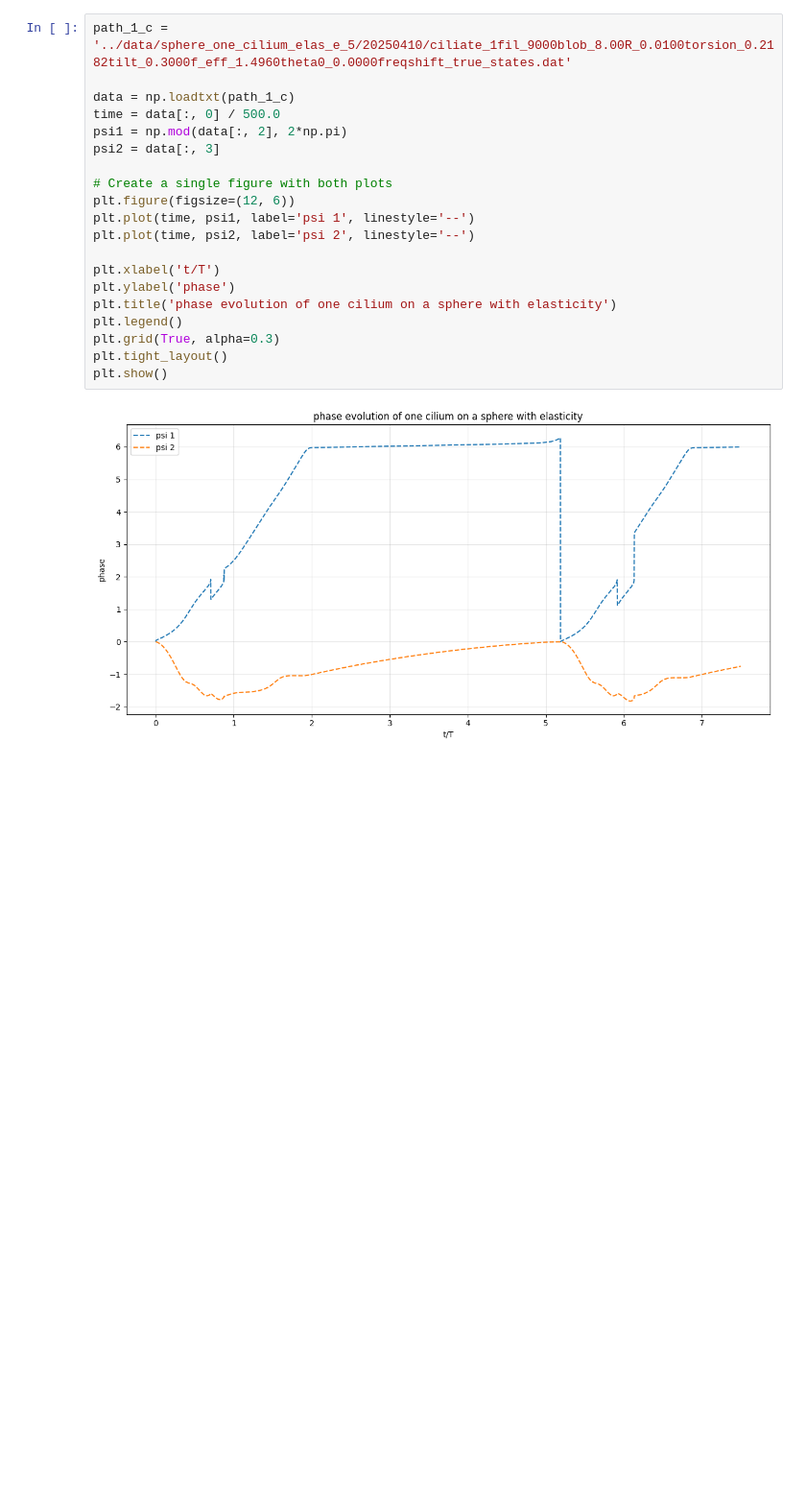
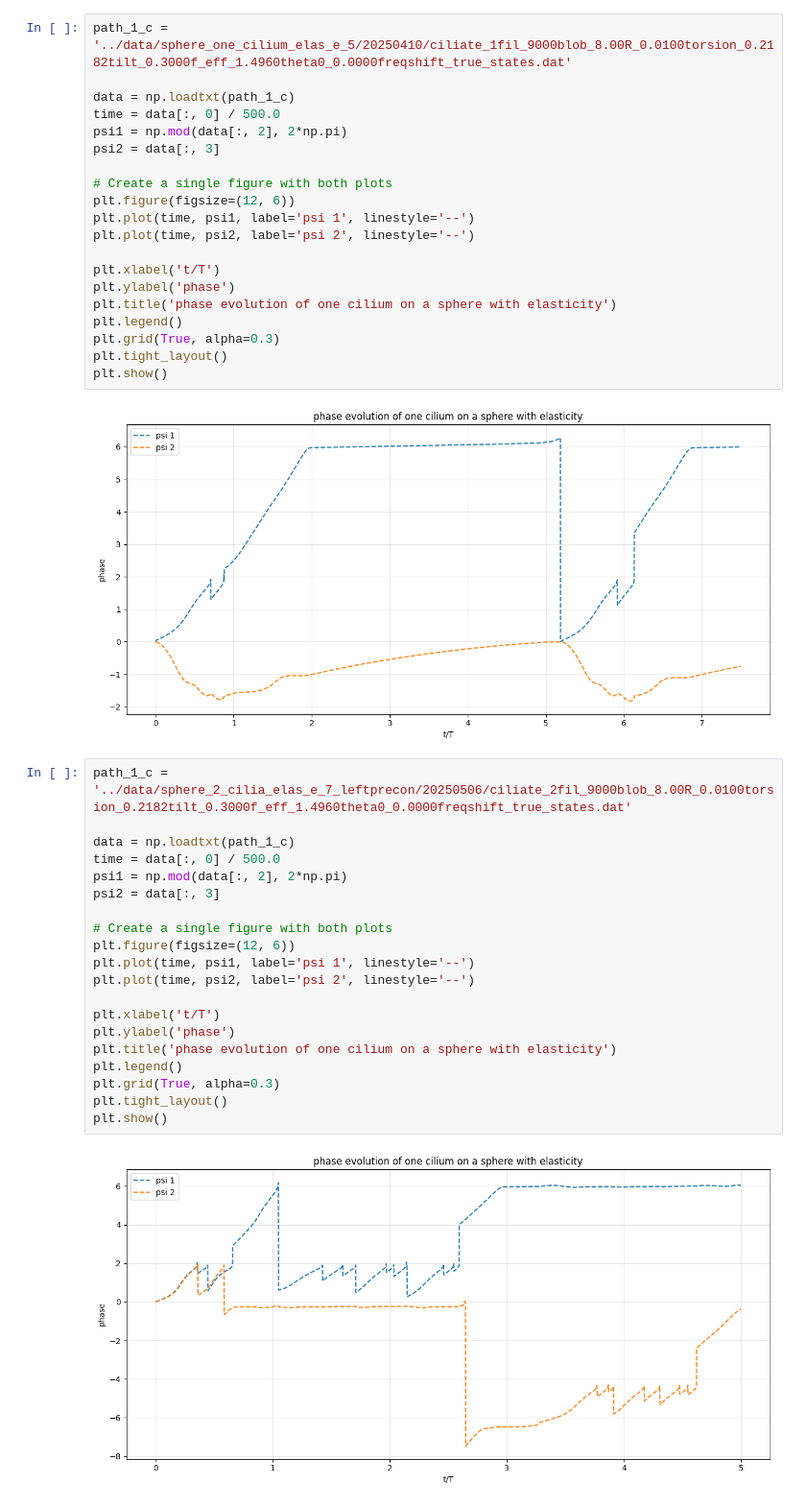
Before and after one commit to Biofluid-Dynamics-Group/cuda-filaments, a Jupyter notebook: analysis/emergent.ipynb, the cells around one changed output. Shown at 96% size. Saved outputs shown, nothing was run; the diff lists cells and outputs as text; blank space fills up the shorter version.

Commit message:
emergent simulations appear to be always unstable with elasticity

```diff
--- a/analysis/emergent.ipynb
+++ b/analysis/emergent.ipynb
@@ -206,3 +206,25 @@ plt.tight_layout()
 plt.show()
 # %% [output]
 [figure]
+# %%
+path_1_c = '../data/sphere_2_cilia_elas_e_7_leftprecon/20250506/ciliate_2fil_9000blob_8.00R_0.0100torsion_0.2182tilt_0.3000f_eff_1.4960theta0_0.0000freqshift_true_states.dat'
+
+data = np.loadtxt(path_1_c)
+time = data[:, 0] / 500.0
+psi1 = np.mod(data[:, 2], 2*np.pi)
+psi2 = data[:, 3]
+
+# Create a single figure with both plots
+plt.figure(figsize=(12, 6))
+plt.plot(time, psi1, label='psi 1', linestyle='--')
+plt.plot(time, psi2, label='psi 2', linestyle='--')
+
+plt.xlabel('t/T')
+plt.ylabel('phase')
+plt.title('phase evolution of one cilium on a sphere with elasticity')
+plt.legend()
+plt.grid(True, alpha=0.3)
+plt.tight_layout()
+plt.show()
+# %% [output]
+[figure, added]
```
Also changed, not shown: parts of 1 cell of this notebook, 2 other files.
